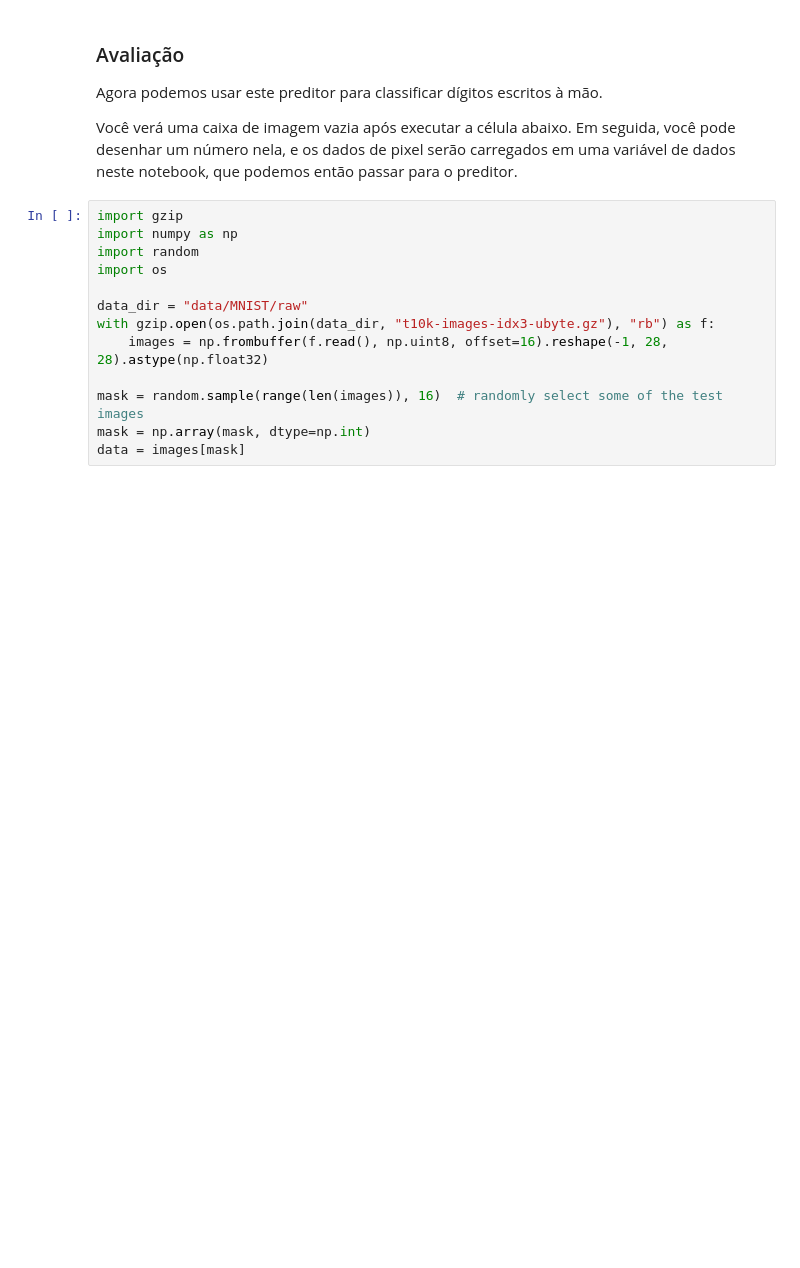
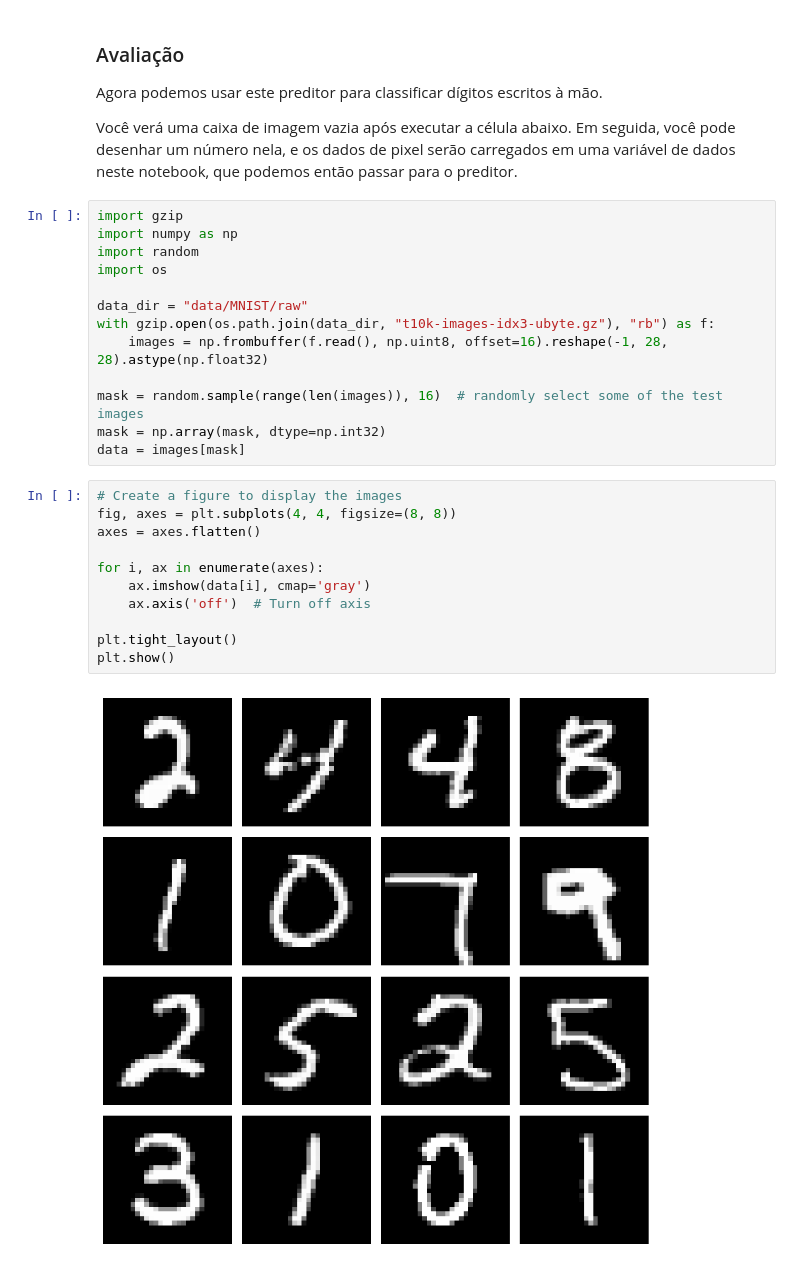
Before and after one commit to JoseLuiz432/praticas_ia, a Jupyter notebook: notebooks/10_sagemaker_tutorial_model_tunning.ipynb, the cells around one changed output. Cells and saved outputs as stored; diff of their text form; blank space fills up the shorter version.

```diff
--- a/notebooks/10_sagemaker_tutorial_model_tunning.ipynb
+++ b/notebooks/10_sagemaker_tutorial_model_tunning.ipynb
@@ -239,8 +250,21 @@ with gzip.open(os.path.join(data_dir, "t10k-images-idx3-ubyte.gz"), "rb") as f:
     images = np.frombuffer(f.read(), np.uint8, offset=16).reshape(-1, 28, 28).astype(np.float32)
 
 mask = random.sample(range(len(images)), 16)  # randomly select some of the test images
-mask = np.array(mask, dtype=np.int)
+mask = np.array(mask, dtype=np.int32)
 data = images[mask]
+# %%
+# Create a figure to display the images
+fig, axes = plt.subplots(4, 4, figsize=(8, 8))
+axes = axes.flatten()
+
+for i, ax in enumerate(axes):
+    ax.imshow(data[i], cmap='gray')
+    ax.axis('off')  # Turn off axis
+
+plt.tight_layout()
+plt.show()
+# %% [output]
+[figure, added]
 # %%
 response = predictor.predict(np.expand_dims(data, axis=1))
 print("Raw prediction result:")
```
Also changed, not shown: parts of 6 cells of this notebook.
